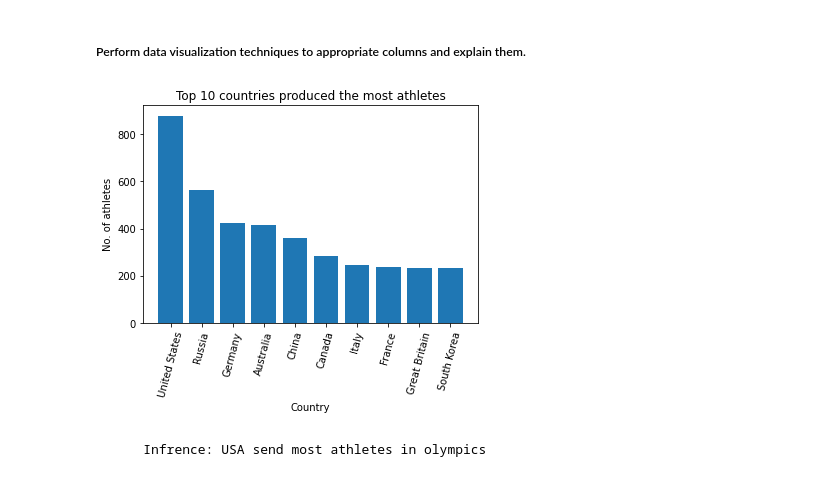
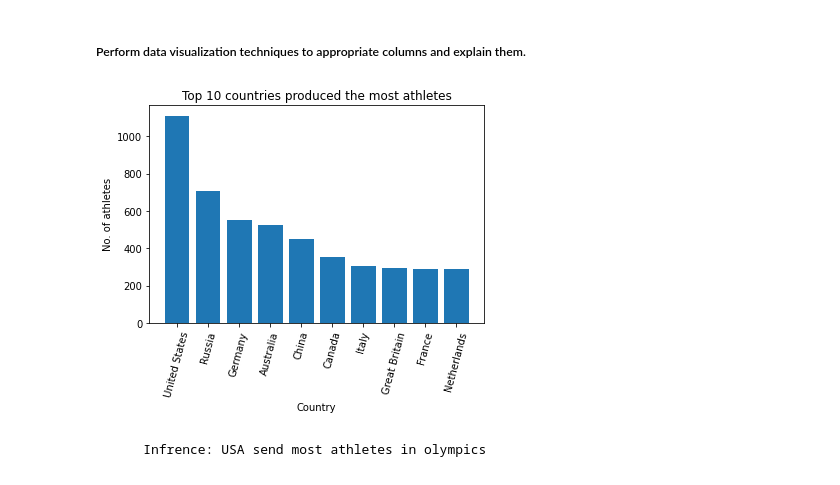
Before and after one commit to somya0728/olympic_data, a Jupyter notebook: Olympic_Dataset.ipynb, the cells around one changed output. Cells and saved outputs as stored; diff of their text form; code cells hidden in the pictures.

```diff
--- a/Olympic_Dataset.ipynb
+++ b/Olympic_Dataset.ipynb
@@ -223,16 +230,20 @@ col_cat=df.select_dtypes(include='category').columns
 ##### Perform data visualization techniques to appropriate columns and explain them.
 # %%
 # the top 10 conturies which produced more athletes
-athletes_each_country = df.drop_duplicates(['name']).groupby('country')['name'].count().reset_index().sort_values("name", ascending=False).head(10)
+
+#grouping the dataframe with country and counting the name column.
+#sorted the value  and showed top 10 records
+athletes_each_country = df.groupby('country')['name'].count().reset_index().sort_values("name", ascending=False).head(10)
+
 
 # show the bar graph
 plt.bar(athletes_each_country.country, athletes_each_country.name)
 plt.xlabel('Country')
 plt.ylabel('No. of athletes')
 plt.xticks(rotation=75)
 plt.title('Top 10 countries produced the most athletes');
 # %% [output]
-[figure, old version]
+[figure, new version]
 # %% [markdown]
         Infrence: USA send most athletes in olympics
 # %%
```
Also changed, not shown: parts of 48 cells of this notebook.
